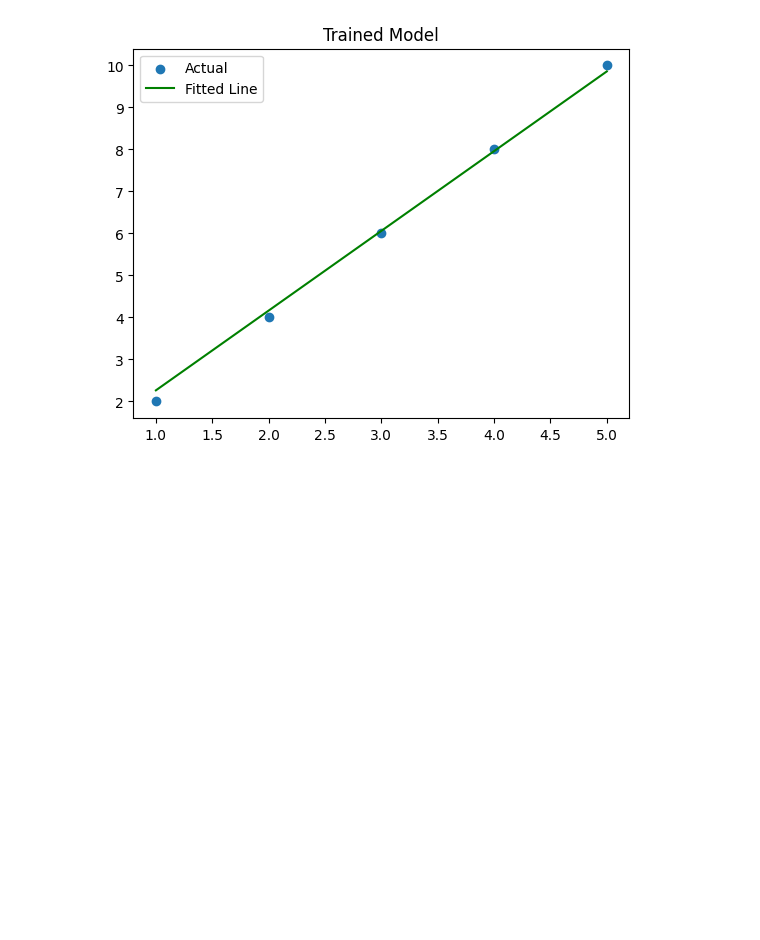
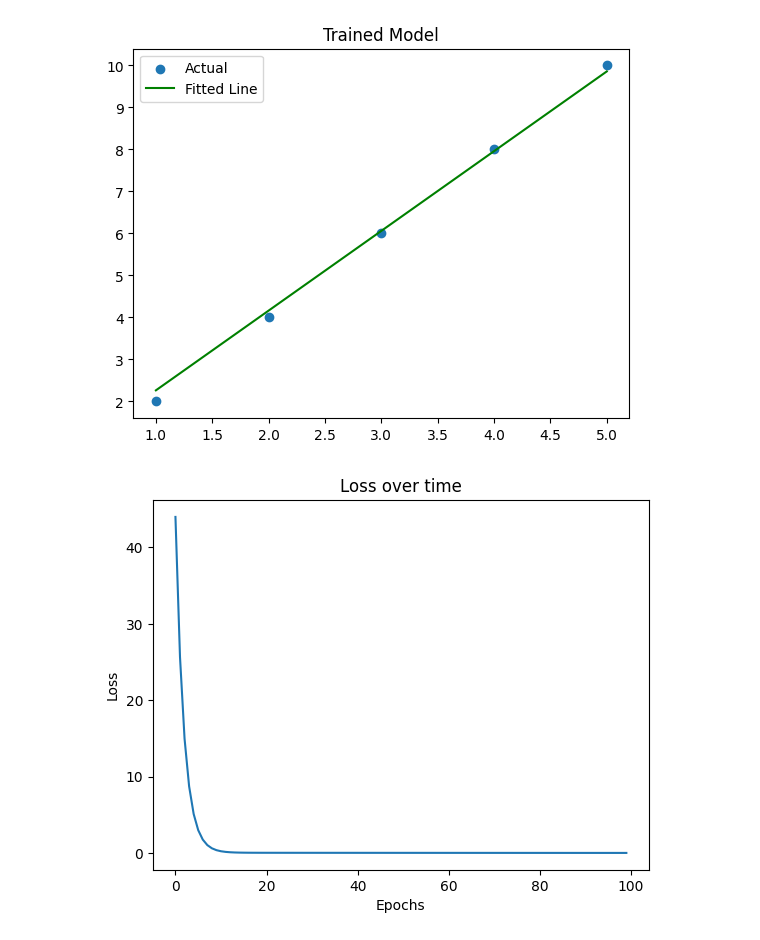
Before and after one commit to divyatiwari-24/ml-linear-algebra, a Jupyter notebook: notebooks/02_linear_regression.ipynb, the cells around one changed output. Saved outputs shown, nothing was run; the diff lists cells and outputs as text; code cells hidden in the pictures; blank space fills up the shorter version.

Commit message:
Added loss tracking and visualization for gradient descent

```diff
--- a/notebooks/02_linear_regression.ipynb
+++ b/notebooks/02_linear_regression.ipynb
@@ -95,3 +95,29 @@ plt.title("Trained Model")
 plt.show()
 # %% [output]
 [figure]
+# %%
+def gradient_descent(X, y, w, lr=0.01, epochs=100):
+    n = len(y)
+    losses = []   # ✅ define inside
+
+    for i in range(epochs):
+        y_pred = predict(X, w)
+
+        gradient = (-2/n) * np.dot(X.T, (y - y_pred))
+        w = w - lr * gradient
+
+        loss = compute_loss(y, y_pred)
+        losses.append(loss)   # ✅ append properly
+
+    return w, losses   # ✅ return losses also
+# %%
+w = np.zeros(X.shape[1])
+w, losses = gradient_descent(X, y, w)
+# %%
+plt.plot(losses)
+plt.title("Loss over time")
+plt.xlabel("Epochs")
+plt.ylabel("Loss")
+plt.show()
+# %% [output]
+[figure, added]
```
Also changed, not shown: 1 other file.
